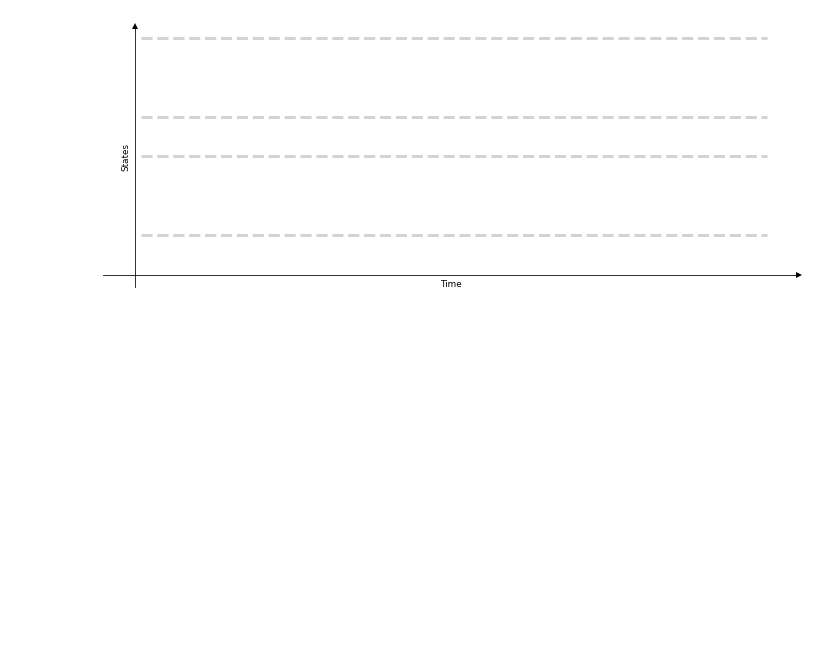
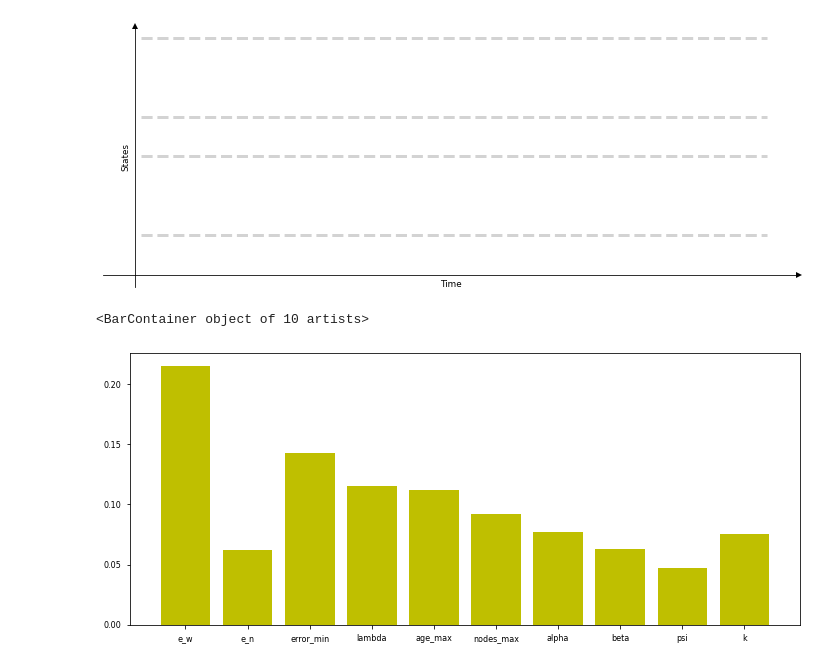
Before and after one commit to nhabbash/con-rl, a Jupyter notebook: notebooks/graphing.ipynb, the cells around one changed output. Cells and saved outputs as stored; diff of their text form; code cells hidden in the pictures; blank space fills up the shorter version.

Commit message:
refactor, added grouped data from wandb

```diff
--- a/notebooks/graphing.ipynb
+++ b/notebooks/graphing.ipynb
@@ -48,3 +48,36 @@ ax.set_ylabel("States")
 fig.tight_layout()
 # %% [output]
 [figure]
+# %%
+# Taken from sweep panel on wandb
+
+importance = {"e_w": 0.215,
+              "e_n": 0.062,
+        "error_min": 0.143,
+        "lambda": 0.115,
+        "age_max": 0.112,
+        "nodes_max": 0.092,
+         "alpha": 0.077,
+         "beta": 0.063,
+        "psi": 0.047,
+         "k": 0.075
+            }
+
+corr = {"e_w": -0.141,
+        "e_n": -0.044,
+        "error_min": 0.306,
+        "lambda": 0.182,
+        "age_max": 0.327,
+        "nodes_max": 0.102,
+        "alpha": -0.151,
+       "beta": 0.009,
+        "psi":0.030,
+       "k": -0.113,
+       }
+# %%
+fig, ax = plt.subplots(1, figsize=(12,5))
+
+ax.bar(importance.keys(), importance.values(), color="y")
+# %% [output]
+<BarContainer object of 10 artists>
+[figure, added]
```
Also changed, not shown: parts of 7 cells of this notebook, 11 other files.
